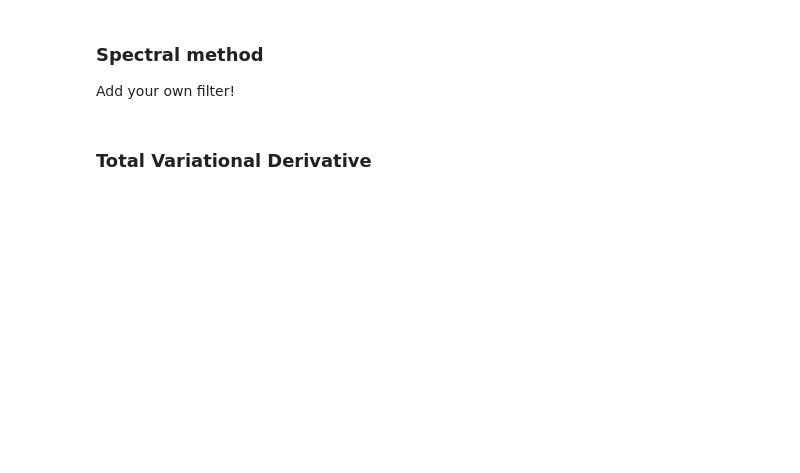
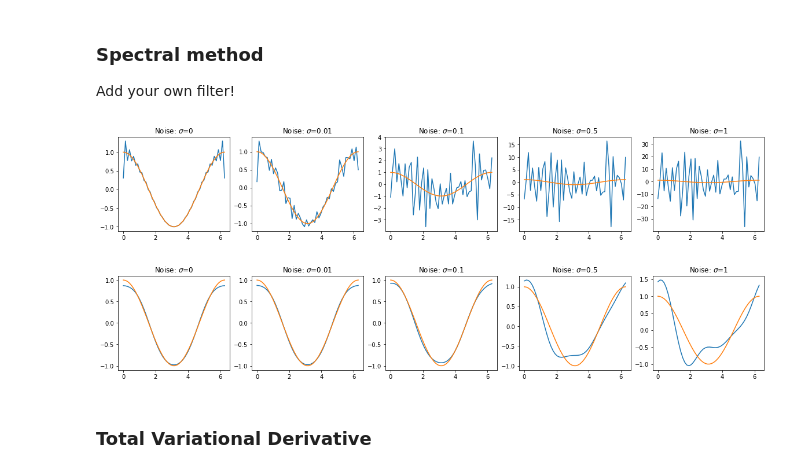
Before and after one commit to andgoldschmidt/derivative, a Jupyter notebook: docs/notebooks/Derivatives_Review.ipynb, the cells around one changed output. Saved outputs shown, nothing was run; the diff lists cells and outputs as text; code cells hidden in the pictures; blank space fills up the shorter version.

```diff
--- a/docs/notebooks/Derivatives_Review.ipynb
+++ b/docs/notebooks/Derivatives_Review.ipynb
@@ -90,10 +95,13 @@ plot_example(spl, x, noisy_sin, np.cos, sigmas)
 Add your own filter!
 # %%
 no_filter =  prime.Spectral()
-yes_filter = prime.Spectral(filter=np.vectorize(lambda f: 1 if abs(f) < 1 else 0))
+yes_filter = prime.Spectral(filter=np.vectorize(lambda f: 1 if abs(f) < 0.5 else 0))
 
 plot_example(no_filter, x, noisy_sin, np.cos, sigmas)
 plot_example(yes_filter, x, noisy_sin, np.cos, sigmas)
+# %% [output]
+[figure, added]
+[figure, added]
 # %% [markdown]
 ### Total Variational Derivative
 # %%
```
Also changed, not shown: parts of 14 cells of this notebook, 3 other files.
